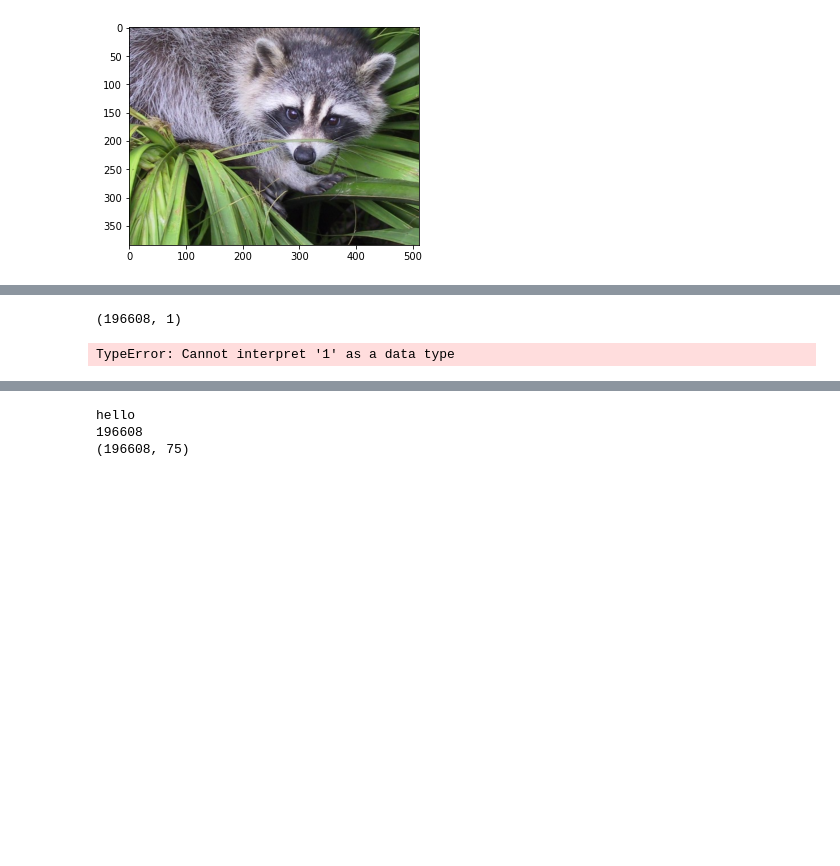
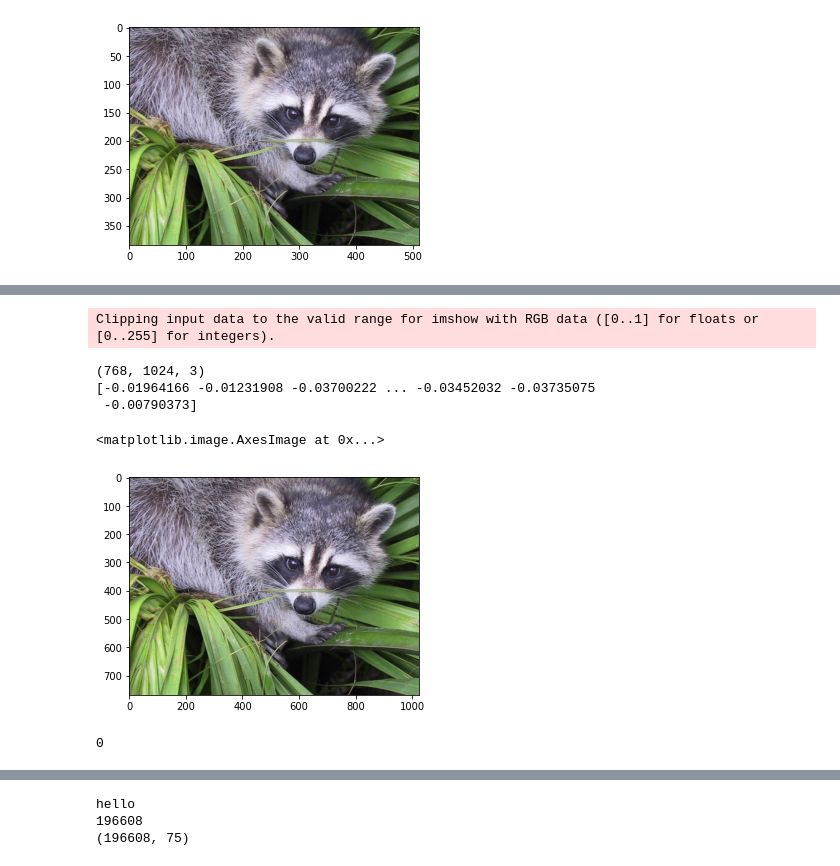
Before and after one commit to HunterRasmussen/ImageUpscaler, a Jupyter notebook: Clean_Upscaler.ipynb, the cells around one changed output, grey strips where cells are left out. Drawn from its saved outputs; the diff is of its cells as text; code cells hidden in the pictures; blank space fills up the shorter version.

```diff
--- a/Clean_Upscaler.ipynb
+++ b/Clean_Upscaler.ipynb
@@ -104,32 +104,3 @@ def calcRegression(images):
     results = [result0r, result0g, result0b, result1r, result1g, result1b, result2r, result2g, result2b, result3r, result3g, result3b]
 
     return results
-# %%
-def upscaleImg(img, regressions):
-    neighborhoods = getNeighborhoods(img, 5)
-    neighborhoods = np.insert(neighborhoods,0,1,axis =1)
-
-    pixelColorValues = []
-    for i in range (0,12):
-        values = neighborhoods @ regressions[i]
-        values = np.reshape(values,(x,y,1))
-        pixelColorValues.append(values)
-#     r0 = neighborhoods @ regressions[0]
-#     g0 = neighborhoods @ regressions[1]
-#     b0 = neighborhoods @ regressions[2]
-#     r1 = neighborhoods @ regressions[3]
-#     g1 = neighborhoods @ regressions[4]
-#     b1 = neighborhoods @ regressions[5]
-#     r2 = neighborhoods @ regressions[6]
-#     g2 = neighborhoods @ regressions[7]
-#     b2 = neighborhoods @ regressions[8]
-#     r3 = neighborhoods @ regressions[9]
-#     g3 = neighborhoods @ regressions[10]
-#     b3 = neighborhoods @ regressions[11]
-
-    for i in range (0, x*2):
-        for j in range (0, y*2):
-
-
-
-    return [r0,g0,b0,r1,g1,b1,r2,g2,b2,r3,g3,b3]
@@ -178,5 +218,0 @@ x 384 y 512 z 3
-# %%
-print(np.shape(img[0]))
-reshaped = np.reshape(img[0], (384,512))
-# %% [output]
-(196608, 1)
@@ -189,10 +219,18 @@ toUse.append(newNeighborhoods[1])
-# %%
-a = np.ndarray(0,1,2)
-print(a < 2)
-print(a>2)
-if np.any(a > 1):
-    print("hello")
-# %% [output]
-TypeError: Cannot interpret '1' as a data type
+# %%
+print(np.shape(img))
+# print(img[0,0,0])
+print(img[img<0])
+plt.imshow(abs(img))
+# %% [output]
+Clipping input data to the valid range for imshow with RGB data ([0..1] for floats or [0..255] for integers).
+(768, 1024, 3)
+[-0.01964166 -0.01231908 -0.03700222 ... -0.03452032 -0.03735075
+ -0.00790373]
+<matplotlib.image.AxesImage at 0x...>
+[figure, added]
+# %%
+1//2
+# %% [output]
+0
 # %%
 # %% [output]
```
Also changed, not shown: parts of 8 cells of this notebook.
